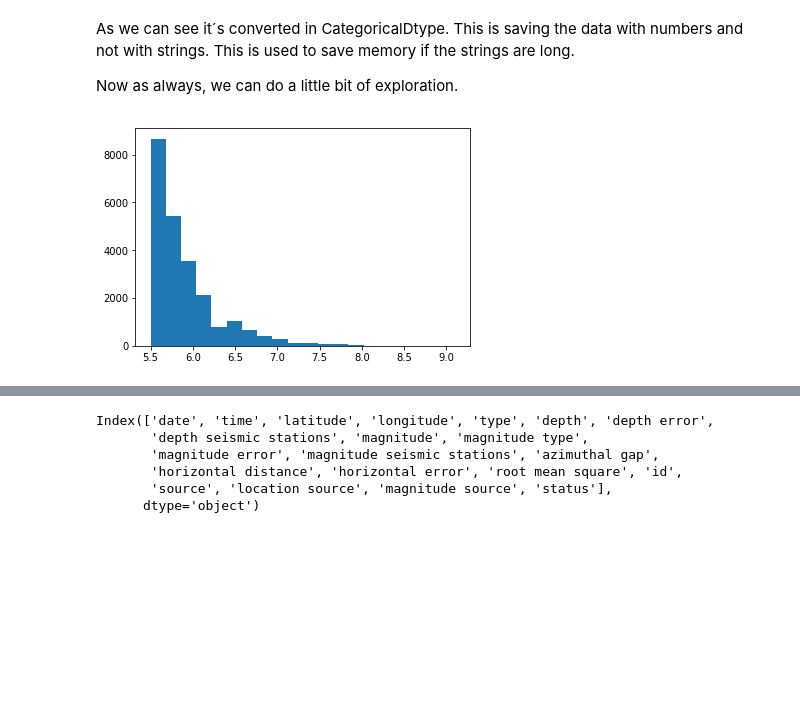
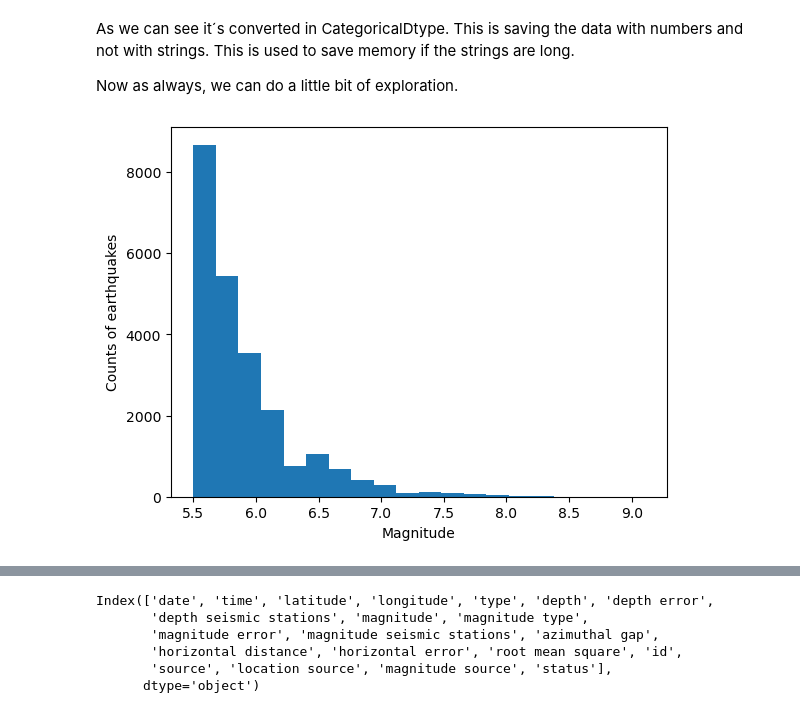
Before and after one commit to mstoychev/Data-Science-SoftwareUniversity, a Jupyter notebook: 5. Working with Spatial Data and Network Analysis/1. Class Notes/Class Notes Working with Spatial Data.ipynb, the cells around one changed output, grey strips where cells are left out. Drawn from its saved outputs; the diff is of its cells as text; code cells hidden in the pictures; blank space fills up the shorter version.

```diff
--- a/5. Working with Spatial Data and Network Analysis/1. Class Notes/Class Notes Working with Spatial Data.ipynb
+++ b/5. Working with Spatial Data and Network Analysis/1. Class Notes/Class Notes Working with Spatial Data.ipynb
@@ -171,9 +174,11 @@ As we can see it´s converted in CategoricalDtype. This is saving the data with
 Now as always, we can do a little bit of exploration.
 # %%
 plt.hist(earthquake_data.Magnitude, bins = 20)
+plt.xlabel("Magnitude")
+plt.ylabel("Counts of earthquakes")
 plt.show()
 # %% [output]
-[figure, old version]
+[figure, new version]
 # %%
 #show the top 5 magnitude Earthquakes
 earthquake_data.nlargest(5, "Magnitude")
```
Also changed, not shown: parts of 18 cells of this notebook.
